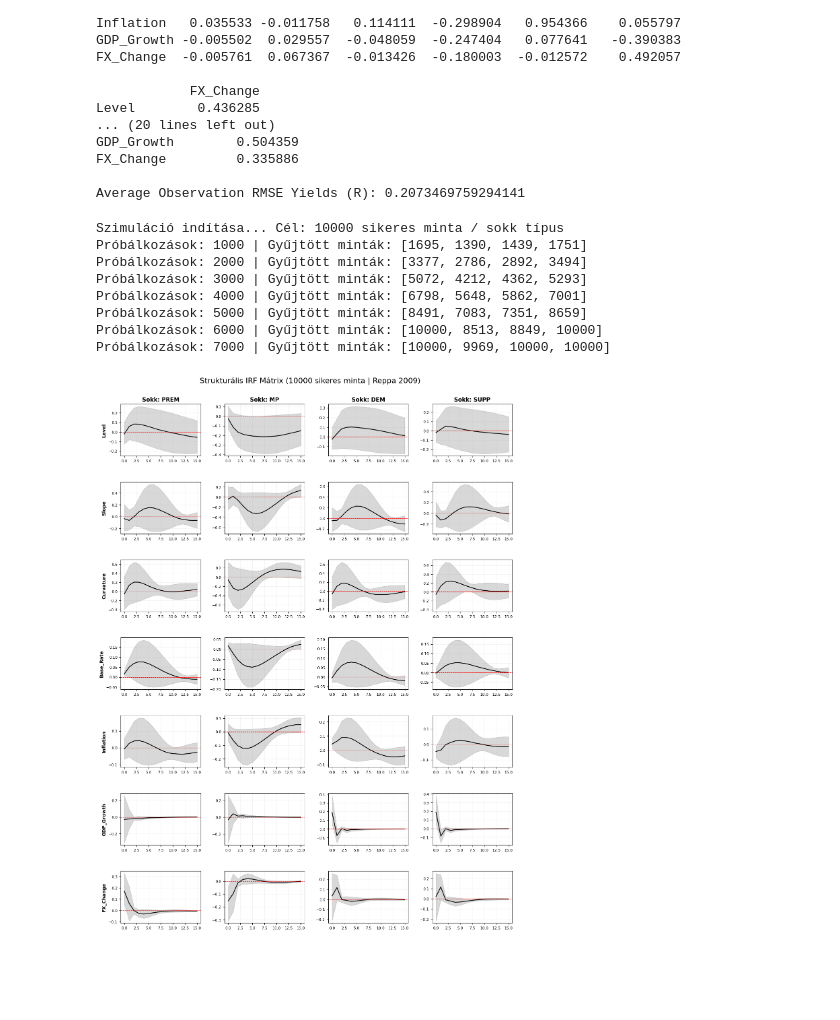
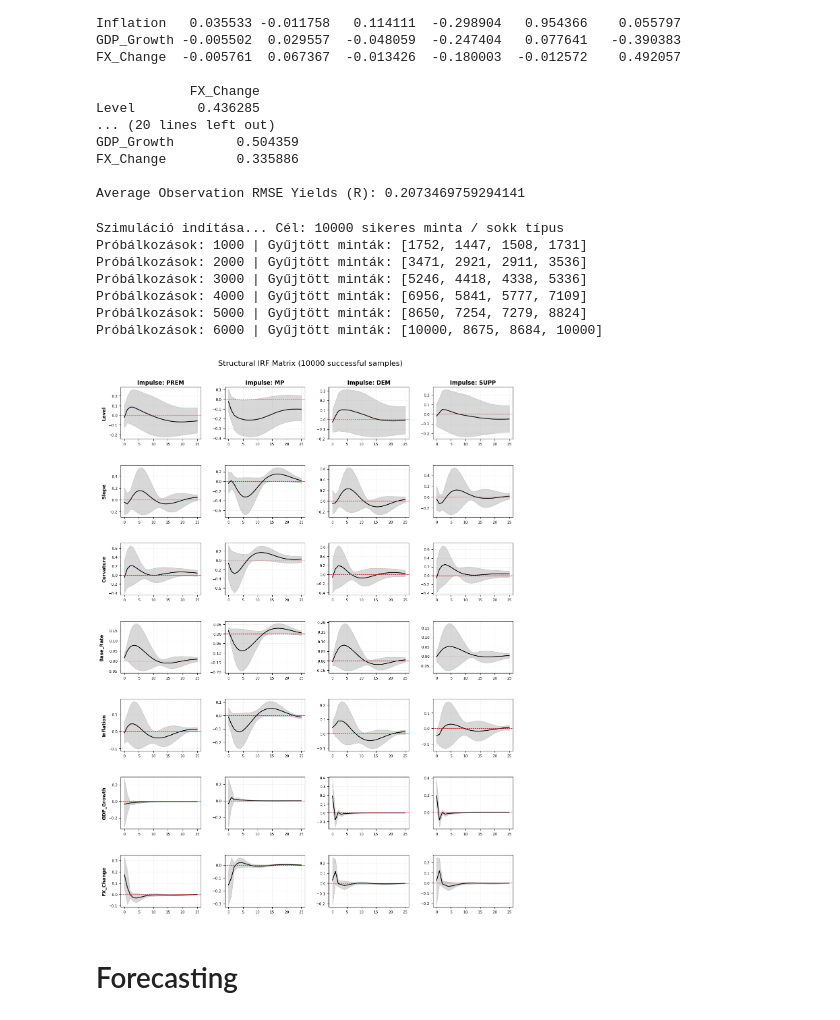
Before and after one commit to KraBence/Project_lab_NS_model, a Jupyter notebook: Final.ipynb, the cells around one changed output. Cells and saved outputs as stored; diff of their text form; code cells hidden in the pictures; blank space fills up the shorter version.

Commit message:
English titles

```diff
--- a/Final.ipynb
+++ b/Final.ipynb
@@ -401,9 +479,9 @@ warnings.filterwarnings("ignore")
 # KONFIGURÁCIÓS PARAMÉTEREK
 # ==========================================
 N_SUCCESSFUL_SAMPLES = 10000  # Itt állítsd be a kívánt sikeres minták számát
-IRF_STEPS = 15               # Hány negyedévre nézzük a hatást
+IRF_STEPS = 25               # Hány negyedévre nézzük a hatást
 CONFIDENCE_INTERVAL = [16, 84] # Reppa (2009) alapján 1 szórásnyi sáv
-
+res = res3f
 # --- 1. REPPA-FÉLE ELŐJEL-MEGKÖTÉSEK (Table 6) ---
 def check_reppa_signs(S_column, shock_type):
     # Állapotvektor indexek: 3:Base_Rate, 4:Inflation, 5:GDP_Growth, 6:FX_Change
@@ -470,40 +548,41 @@ def run_structural_simulation(results, target_n, steps):
     return final_output
 
 # --- 3. MEGJELENÍTÉS (7x4 MÁTRIX) ---
 irf_results = run_structural_simulation(res, N_SUCCESSFUL_SAMPLES, IRF_STEPS)
 shock_list = ['PREM', 'MP', 'DEM', 'SUPP']
 var_list = ['Level', 'Slope', 'Curvature', 'Base_Rate', 'Inflation', 'GDP_Growth', 'FX_Change']
 
 fig, axes = plt.subplots(7, 4, figsize=(15, 20))
 plt.subplots_adjust(hspace=0.5, wspace=0.3)
 
 for c_idx, s_name in enumerate(shock_list):
     data = irf_results[s_name]
     for r_idx, v_name in enumerate(var_list):
         ax = axes[r_idx, c_idx]
         v_idx = var_list.index(v_name)
 
         # Konfidencia sáv
         ax.fill_between(range(IRF_STEPS + 1), data['low'][:, v_idx], data['high'][:, v_idx],
                         color='gray', alpha=0.3, label=f'{CONFIDENCE_INTERVAL[0]}-{CONFIDENCE_INTERVAL[1]}%')
         # Strukturális Medián IRF
         ax.plot(data['median'][:, v_idx], color='black', linewidth=1.5)
         ax.axhline(0, color='red', linestyle='--', linewidth=0.8)
 
-        if r_idx == 0: ax.set_title(f"Sokk: {s_name}", fontweight='bold', fontsize=12)
+        if r_idx == 0: ax.set_title(f"Impulse: {s_name}", fontweight='bold', fontsize=12)
         if c_idx == 0: ax.set_ylabel(v_name, fontweight='bold', fontsize=10)
         ax.grid(True, alpha=0.15)
         ax.tick_params(labelsize=8)
 
-plt.suptitle(f"Strukturális IRF Mátrix ({N_SUCCESSFUL_SAMPLES} sikeres minta | Reppa 2009)", fontsize=16, y=0.92)
+plt.suptitle(f"Structural IRF Matrix ({N_SUCCESSFUL_SAMPLES} successful samples)", fontsize=16, y=0.92)
 plt.show()
 # %% [output]
 Szimuláció indítása... Cél: 10000 sikeres minta / sokk típus
-Próbálkozások: 1000 | Gyűjtött minták: [1695, 1390, 1439, 1751]
-Próbálkozások: 2000 | Gyűjtött minták: [3377, 2786, 2892, 3494]
-Próbálkozások: 3000 | Gyűjtött minták: [5072, 4212, 4362, 5293]
-Próbálkozások: 4000 | Gyűjtött minták: [6798, 5648, 5862, 7001]
-Próbálkozások: 5000 | Gyűjtött minták: [8491, 7083, 7351, 8659]
-Próbálkozások: 6000 | Gyűjtött minták: [10000, 8513, 8849, 10000]
-Próbálkozások: 7000 | Gyűjtött minták: [10000, 9969, 10000, 10000]
+Próbálkozások: 1000 | Gyűjtött minták: [1752, 1447, 1508, 1731]
+Próbálkozások: 2000 | Gyűjtött minták: [3471, 2921, 2911, 3536]
+Próbálkozások: 3000 | Gyűjtött minták: [5246, 4418, 4338, 5336]
+Próbálkozások: 4000 | Gyűjtött minták: [6956, 5841, 5777, 7109]
+Próbálkozások: 5000 | Gyűjtött minták: [8650, 7254, 7279, 8824]
+Próbálkozások: 6000 | Gyűjtött minták: [10000, 8675, 8684, 10000]
-[figure, old version]
+[figure, new version]
+# %% [markdown]
+# Forecasting
```
Also changed, not shown: parts of 6 cells of this notebook.
